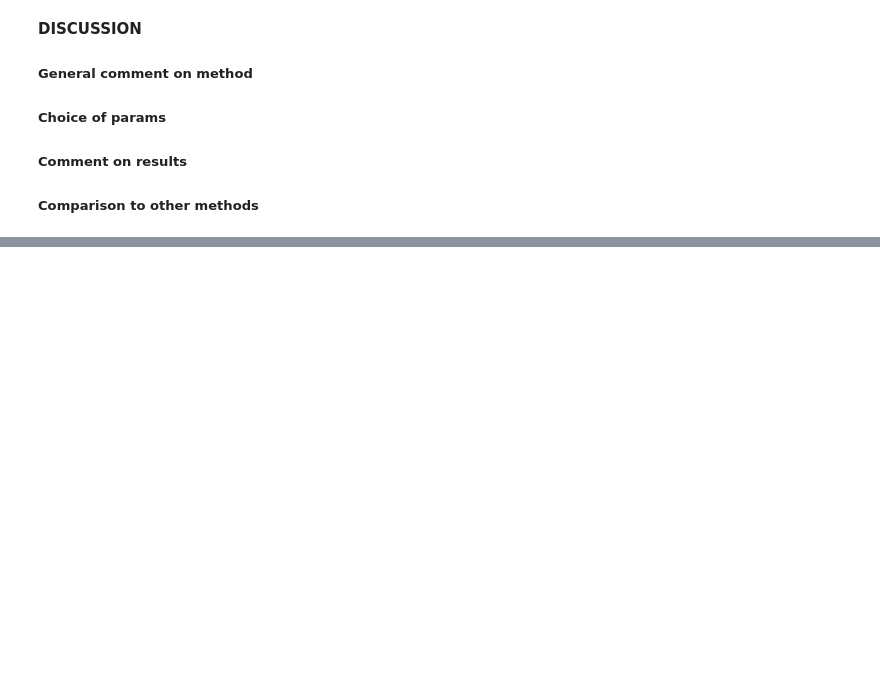
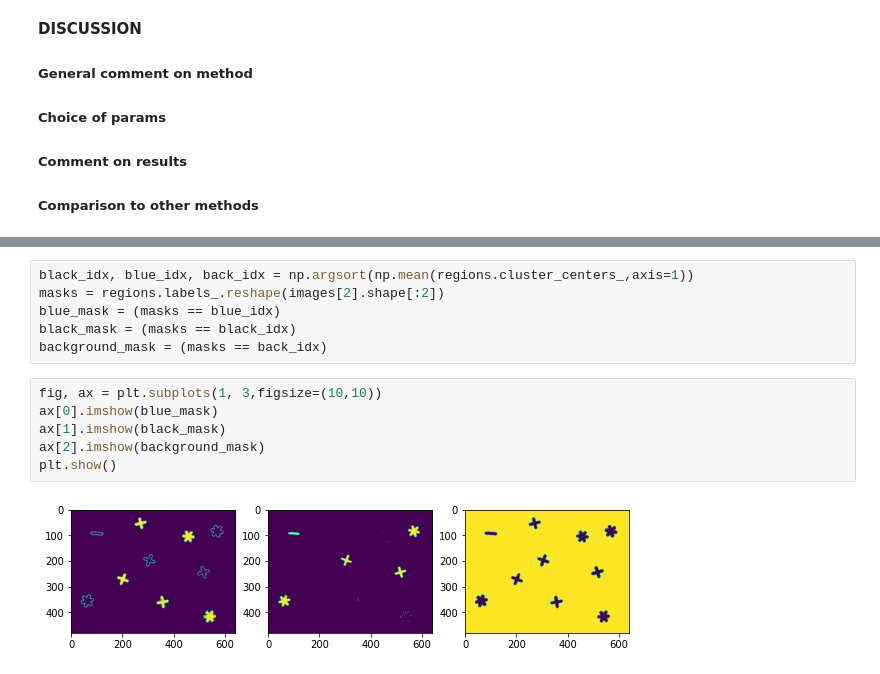
Before and after one commit to Andrea-Oliveri/Image-Processing-Assignements, a Jupyter notebook: Lab 1/lab_01_segmentation.ipynb, the cells around one changed output, grey strips where cells are left out. Saved outputs shown, nothing was run; the diff lists cells and outputs as text; blank space fills up the shorter version.

```diff
--- a/Lab 1/lab_01_segmentation.ipynb
+++ b/Lab 1/lab_01_segmentation.ipynb
@@ -564,0 +626,14 @@ There are 4862 blue pixels and 4182 black pixels
+# %%
+black_idx, blue_idx, back_idx = np.argsort(np.mean(regions.cluster_centers_,axis=1))
+masks = regions.labels_.reshape(images[2].shape[:2])
+blue_mask = (masks == blue_idx)
+black_mask = (masks == black_idx)
+background_mask = (masks == back_idx)
+# %%
+fig, ax = plt.subplots(1, 3,figsize=(10,10))
+ax[0].imshow(blue_mask)
+ax[1].imshow(black_mask)
+ax[2].imshow(background_mask)
+plt.show()
+# %% [output]
+[figure, added]
```
Also changed, not shown: parts of 8 cells of this notebook.
